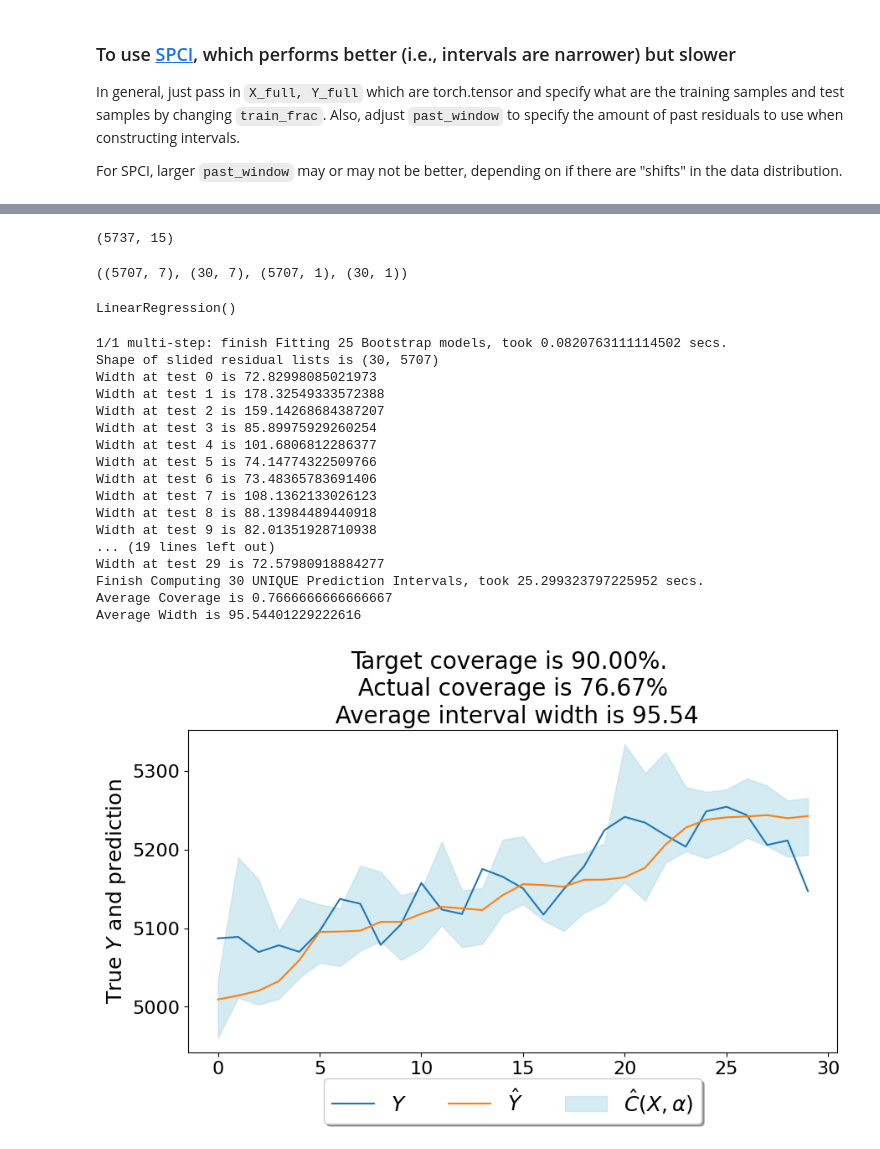
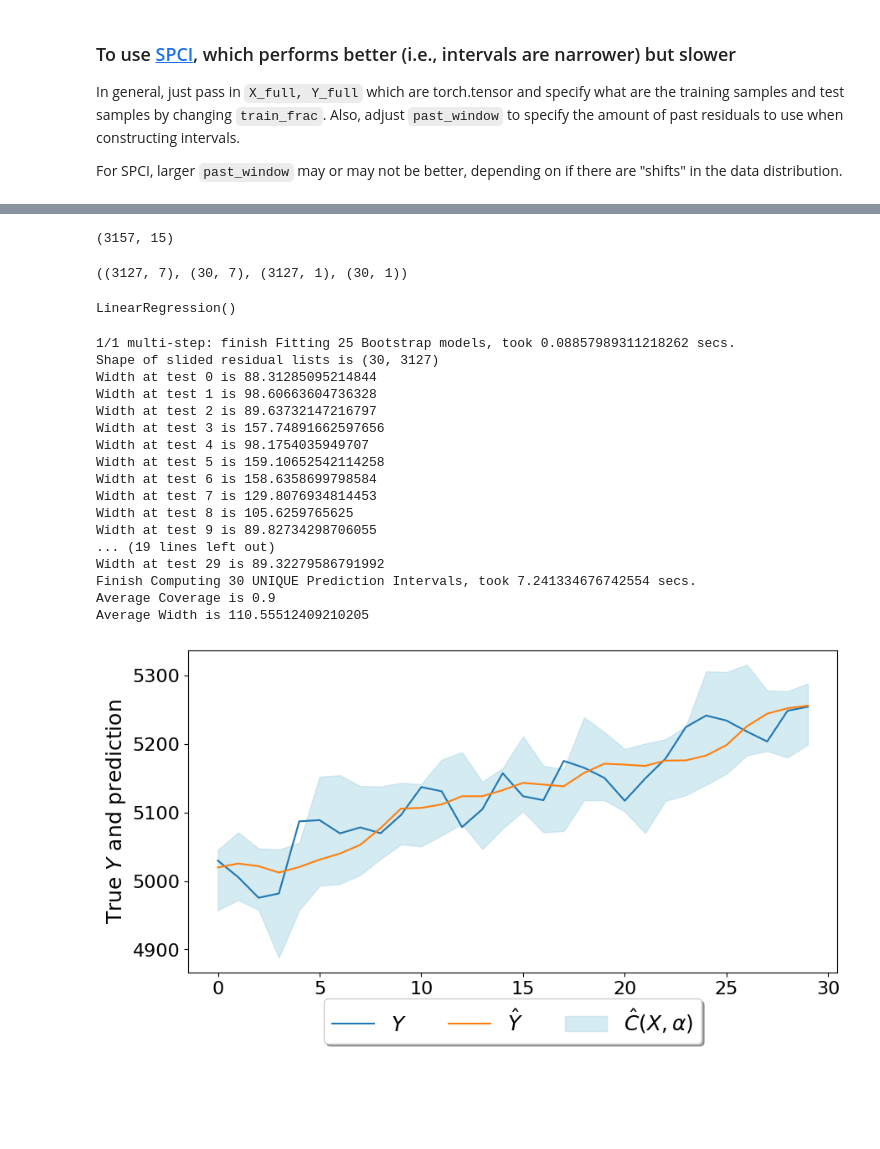
Before and after one commit to Rohit-Vernekar/Conformal-Prediction-on-Time-Series, a Jupyter notebook: CP.ipynb, the cells around one changed output, grey strips where cells are left out. Drawn from its saved outputs; the diff is of its cells as text; code cells hidden in the pictures; blank space fills up the shorter version.

```diff
--- a/CP.ipynb
+++ b/CP.ipynb
@@ -11,7 +10,7 @@ import SPCI_class as SPCI
 from sklearn.model_selection import train_test_split
 # %%
 
-market_data = yf.download (tickers = "^GSPC", start = "2000-01-01", end = pd.Timestamp.today(), interval = "1d") # start="1927-12-30"
+market_data = yf.download (tickers = "^GSPC", start = "2010-04-01", end = "2024-03-31", interval = "1d") # start="1927-12-30"
 market_data["pct_change"] = market_data["Close"].pct_change()
 market_data['date_ordinal'] = pd.to_datetime(market_data.index.to_series()).apply(lambda date: date.toordinal())
 market_data.head()
@@ -37,7 +36,7 @@ In general, just pass in `X_full, Y_full` which are torch.tensor and specify wha
 For SPCI, larger `past_window` may or may not be better, depending on if there are "shifts" in the data distribution.
 # %%
 # Plot prediction intervals on test sample
-def plot_ci(model, past_window = 30, alpha=0.1):
+def plot_ci(model, x_train, y_train, x_test, y_test, past_window = 30, alpha=0.1):
 
     SPCI_class_  = SPCI.SPCI_and_EnbPI(
         torch.from_numpy(x_train),
@@ -55,17 +54,16 @@ def plot_ci(model, past_window = 30, alpha=0.1):
     results = SPCI_class_.get_results(alpha, 'my_data', 1)
 
     Pred_ints = SPCI_class_.PIs_Ensemble
-    Y_est = SPCI_class_.Ensemble_pred_interval_centers
-    Y_predict = SPCI_class_.Y_predict.numpy()
+#     Y_est = SPCI_class_.Ensemble_pred_interval_centers
+#     Y_predict = SPCI_class_.Y_predict.numpy()
 
     plt.figure(figsize=(10, 5))
-    plt.plot(Y_predict, label=r'$Y$')
-    plt.plot(Y_est, label=r'$\hat{Y}$')
-    plt.fill_between(np.arange(len(Y_predict)), Pred_ints['lower'], Pred_ints['upper'], alpha=0.5, label=r'$\hat{C}(X,\alpha)$', color='lightblue')
-    plt.legend(loc='upper center', bbox_to_anchor=(0.5, -0.05),
-            fancybox=True, shadow=True, ncol=3)
-    plt.xlabel('Test time index')
+    plt.plot(y_test, label=r'$Y$')
+    plt.plot(model.predict(x_test), label=r'$\hat{Y}$')
+    plt.fill_between(np.arange(len(y_test)), Pred_ints['lower'], Pred_ints['upper'], alpha=0.5, label=r'$\hat{C}(X,\alpha)$', color='lightblue')
+    plt.legend(loc='upper center', bbox_to_anchor=(0.5, -0.05), fancybox=True, shadow=True, ncol=3)
+    # plt.xlabel('Test time index')
     plt.ylabel('True $Y$ and prediction')
-    actual_cov = 100*results["coverage"].item()
-    actual_wid = results["width"].item()
-    plt.title(f'Target coverage is {100*(1-alpha):.2f}%. \n Actual coverage is {actual_cov:.2f}% \n Average interval width is {actual_wid:.2f}')
+    # actual_cov = 100*results["coverage"].item()
+    # actual_wid = results["width"].item()
+    # plt.title(f'Target coverage is {100*(1-alpha):.2f}%. \n Actual coverage is {actual_cov:.2f}% \n Average interval width is {actual_wid:.2f}')
@@ -176,6 +116,6 @@ y_train = y_train.values.reshape(-1, 1)
 y_test = y_test.values.reshape(-1, 1)
 x_train.shape, x_test.shape, y_train.shape, y_test.shape
 # %% [output]
-(5737, 15)
+(3157, 15)
-((5707, 7), (30, 7), (5707, 1), (30, 1))
+((3127, 7), (30, 7), (3127, 1), (30, 1))
 # %%
@@ -184,25 +126,25 @@ model.fit(x_train, y_train)
 # %% [output]
 LinearRegression()
 # %%
-plot_ci(model=model, past_window=1000, alpha=0.1)
+plot_ci(model, x_train, y_train, x_test, y_test, past_window=365, alpha=0.1)
 # %% [output]
-1/1 multi-step: finish Fitting 25 Bootstrap models, took 0.0820763111114502 secs.
-Shape of slided residual lists is (30, 5707)
-Width at test 0 is 72.82998085021973
-Width at test 1 is 178.32549333572388
-Width at test 2 is 159.14268684387207
-Width at test 3 is 85.89975929260254
-Width at test 4 is 101.6806812286377
-Width at test 5 is 74.14774322509766
-Width at test 6 is 73.48365783691406
-Width at test 7 is 108.1362133026123
-Width at test 8 is 88.13984489440918
-Width at test 9 is 82.01351928710938
+1/1 multi-step: finish Fitting 25 Bootstrap models, took 0.08857989311218262 secs.
+Shape of slided residual lists is (30, 3127)
+Width at test 0 is 88.31285095214844
+Width at test 1 is 98.60663604736328
+Width at test 2 is 89.63732147216797
+Width at test 3 is 157.74891662597656
+Width at test 4 is 98.1754035949707
+Width at test 5 is 159.10652542114258
+Width at test 6 is 158.6358699798584
+Width at test 7 is 129.8076934814453
+Width at test 8 is 105.6259765625
+Width at test 9 is 89.82734298706055
 ... (19 lines left out)
-Width at test 29 is 72.57980918884277
-Finish Computing 30 UNIQUE Prediction Intervals, took 25.299323797225952 secs.
-Average Coverage is 0.7666666666666667
-Average Width is 95.54401229222616
+Width at test 29 is 89.32279586791992
+Finish Computing 30 UNIQUE Prediction Intervals, took 7.241334676742554 secs.
+Average Coverage is 0.9
+Average Width is 110.55512409210205
-[figure, old version]
+[figure, new version]
 # %%
 from scipy.stats import t
```
Also changed, not shown: parts of 13 cells of this notebook.
